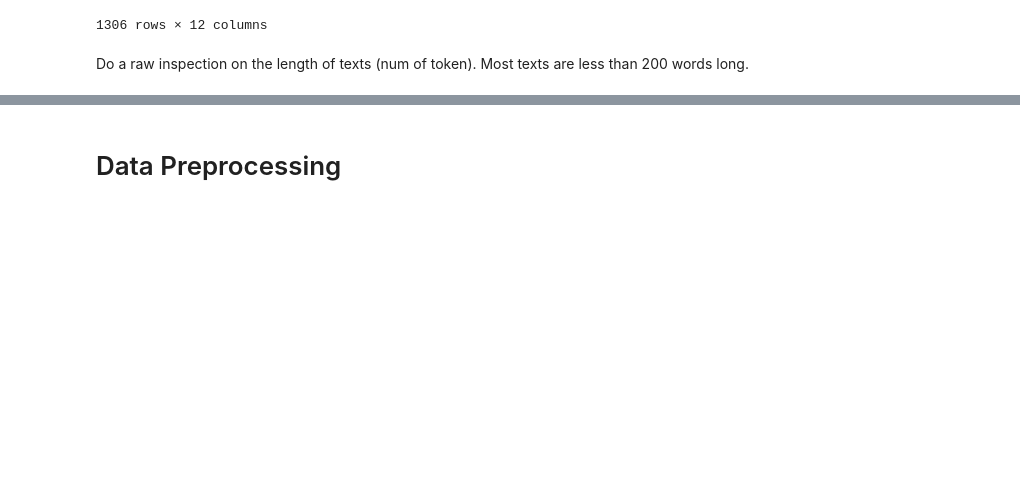
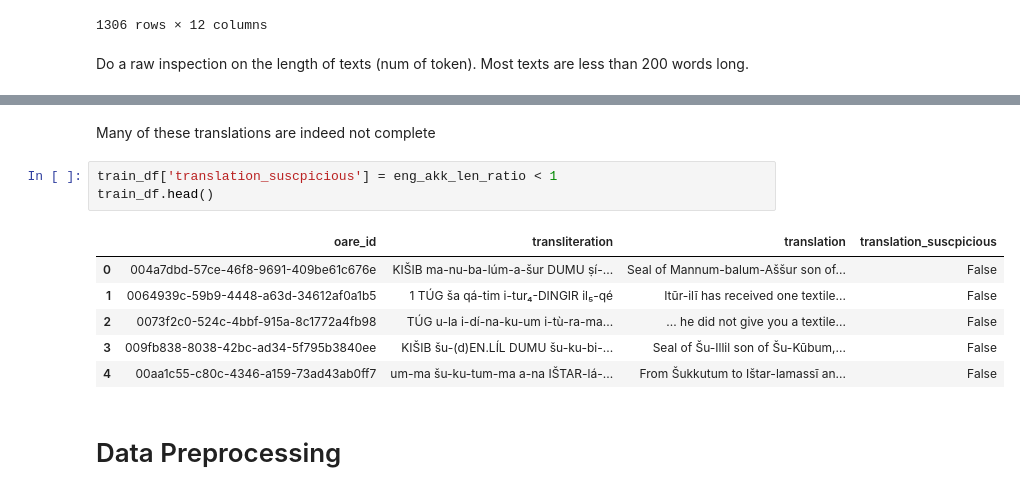
Before and after one commit to yxiaoaz/deep-past, a Jupyter notebook: training.ipynb, the cells around one changed output, grey strips where cells are left out. Saved outputs shown, nothing was run; the diff lists cells and outputs as text; blank space fills up the shorter version.

```diff
--- a/training.ipynb
+++ b/training.ipynb
@@ -82,3 +108,15 @@ shortest text: 1, longest text: 613
+# %% [markdown]
+Many of these translations are indeed not complete
+# %%
+train_df['translation_suscpicious'] = eng_akk_len_ratio < 1
+train_df.head()
+# %% [output]
+|  | oare_id | transliteration | translation | translation_suscpicious |
+| 0 | 004a7dbd-57ce-46f8-9691-409be61c676e | KIŠIB ma-nu-ba-lúm-a-šur DUMU ṣí-... | Seal of Mannum-balum-Aššur son of... | False |
+| 1 | 0064939c-59b9-4448-a63d-34612af0a1b5 | 1 TÚG ša qá-tim i-tur₄-DINGIR il₅-qé | Itūr-ilī has received one textile... | False |
+| 2 | 0073f2c0-524c-4bbf-915a-8c1772a4fb98 | TÚG u-la i-dí-na-ku-um i-tù-ra-ma... | ... he did not give you a textile... | False |
+| 3 | 009fb838-8038-42bc-ad34-5f795b3840ee | KIŠIB šu-(d)EN.LÍL DUMU šu-ku-bi-... | Seal of Šu-Illil son of Šu-Kūbum,... | False |
+| 4 | 00aa1c55-c80c-4346-a159-73ad43ab0ff7 | um-ma šu-ku-tum-ma a-na IŠTAR-lá-... | From Šukkutum to Ištar-lamassī an... | False |
 # %% [markdown]
 # Data Preprocessing
 # %%
```
Also changed, not shown: parts of 5 cells of this notebook, 5 other files.
